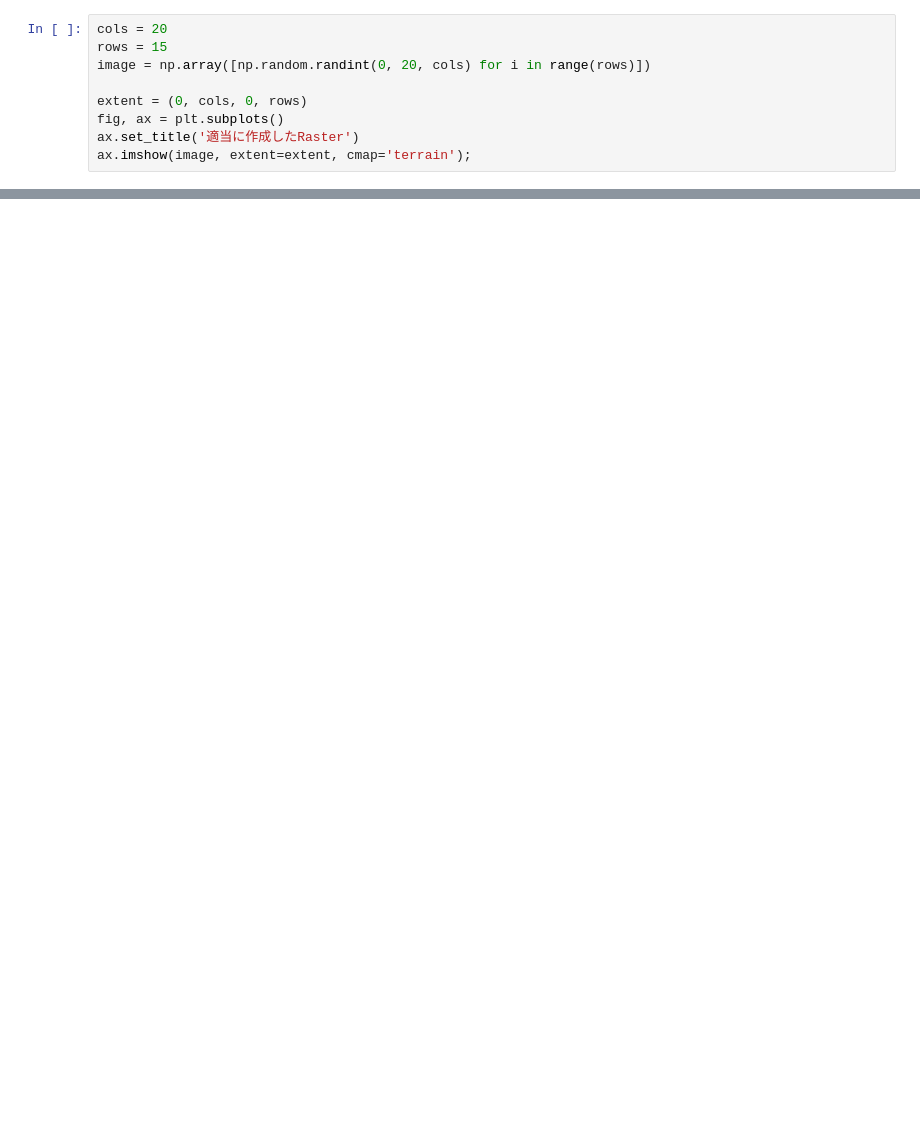
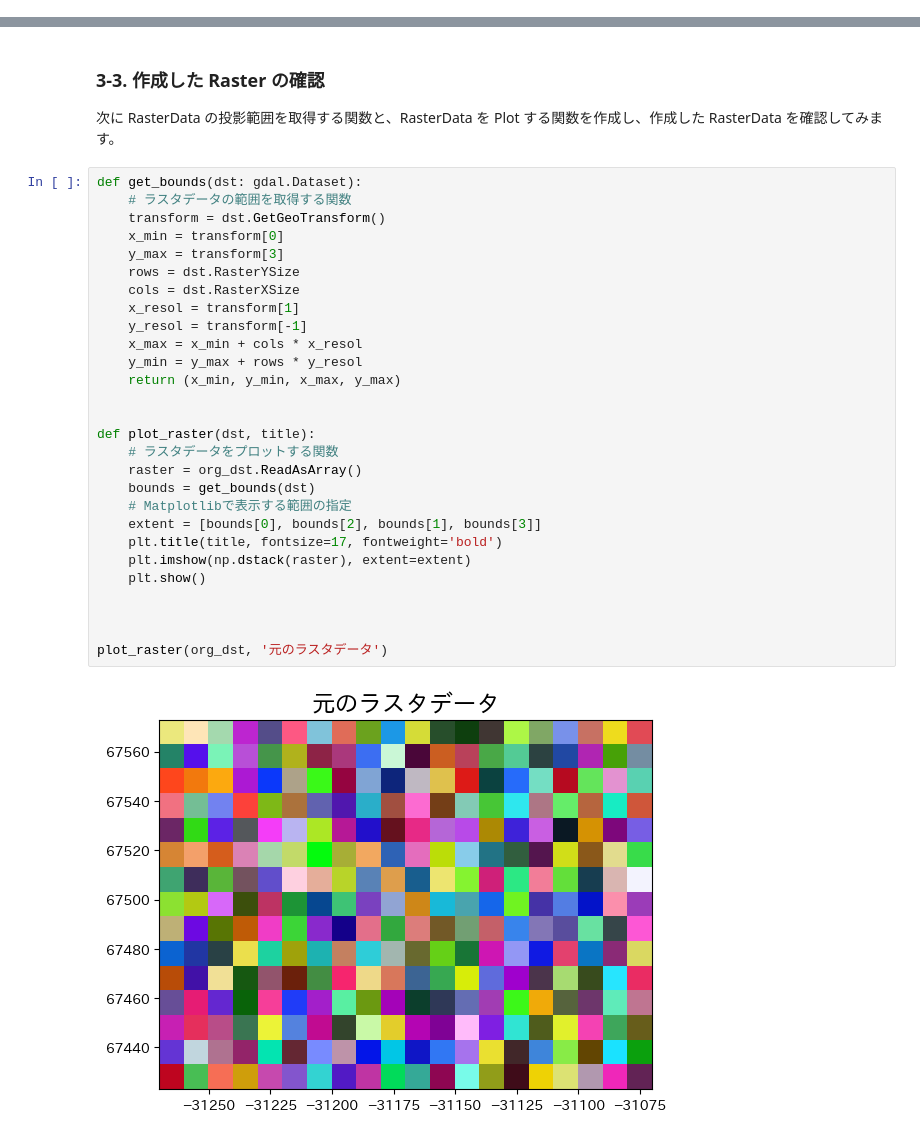
Before and after one commit to shingo405nagano/WriteZenn, a Jupyter notebook: notebooks/gis_tutorial_7_2_reprojection.ipynb, the cells around one changed output, grey strips where cells are left out. Cells and saved outputs as stored; diff of their text form; blank space fills up the shorter version.

```diff
--- a/notebooks/gis_tutorial_7_2_reprojection.ipynb
+++ b/notebooks/gis_tutorial_7_2_reprojection.ipynb
@@ -25,9 +41,0 @@ IN_SRS = proj_crs.to_wkt(pretty=True)
-# %%
-cols = 20
-rows = 15
-image = np.array([np.random.randint(0, 20, cols) for i in range(rows)])
-
-extent = (0, cols, 0, rows)
-fig, ax = plt.subplots()
-ax.set_title('適当に作成したRaster')
-ax.imshow(image, extent=extent, cmap='terrain');
@@ -335,0 +77,33 @@ masked = rasterize_poly(mask, gdal_dst)
+# %% [markdown]
+### **3-3. 作成した Raster の確認**
+次に RasterData の投影範囲を取得する関数と、RasterData を Plot する関数を作成し、作成した RasterData を確認してみます。
+# %%
+def get_bounds(dst: gdal.Dataset):
+    # ラスタデータの範囲を取得する関数
+    transform = dst.GetGeoTransform()
+    x_min = transform[0]
+    y_max = transform[3]
+    rows = dst.RasterYSize
+    cols = dst.RasterXSize
+    x_resol = transform[1]
+    y_resol = transform[-1]
+    x_max = x_min + cols * x_resol
+    y_min = y_max + rows * y_resol
+    return (x_min, y_min, x_max, y_max)
+
+
+def plot_raster(dst, title):
+    # ラスタデータをプロットする関数
+    raster = org_dst.ReadAsArray()
+    bounds = get_bounds(dst)
+    # Matplotlibで表示する範囲の指定
+    extent = [bounds[0], bounds[2], bounds[1], bounds[3]]
+    plt.title(title, fontsize=17, fontweight='bold')
+    plt.imshow(np.dstack(raster), extent=extent)
+    plt.show()
+
+
+
+plot_raster(org_dst, '元のラスタデータ')
+# %% [output]
+[figure, added]
```
Also changed, not shown: parts of 28 cells of this notebook.
